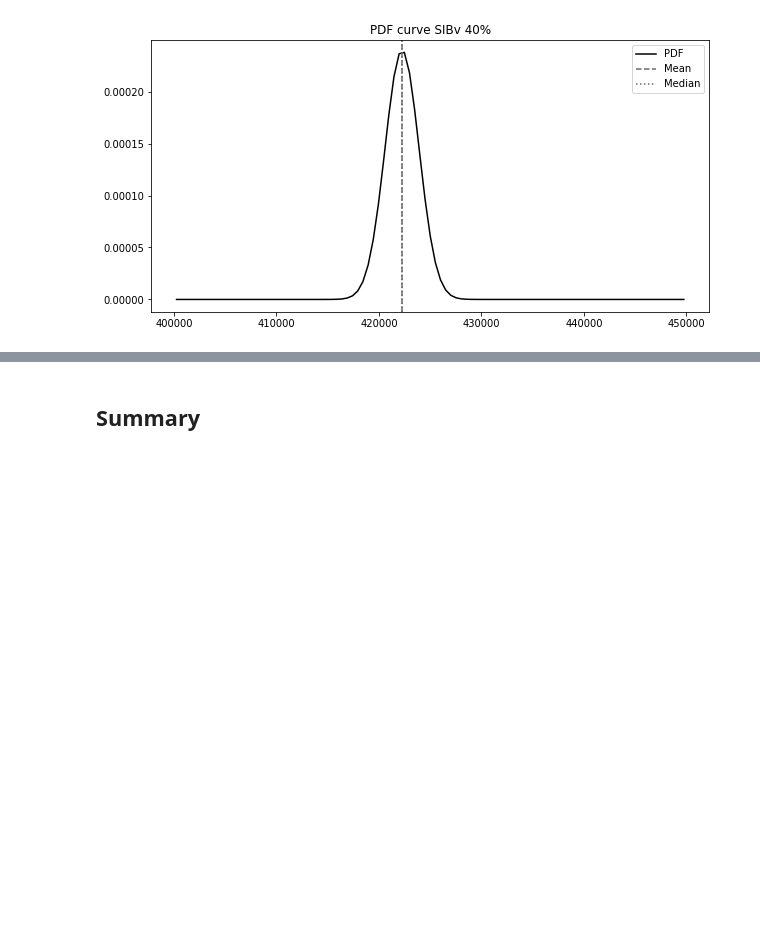
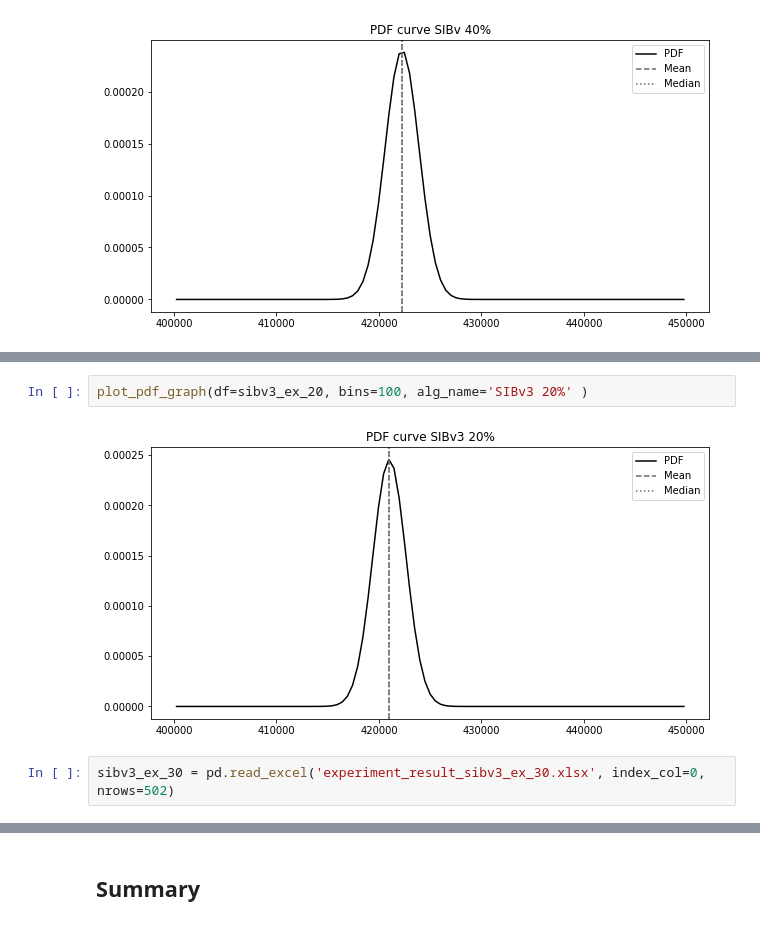
Before and after one commit to Xalt8/Intelligent_Computing_SC, a Jupyter notebook: experiment_visualisation_last.ipynb, the cells around one changed output, grey strips where cells are left out. Drawn from its saved outputs; the diff is of its cells as text; blank space fills up the shorter version.

```diff
--- a/experiment_visualisation_last.ipynb
+++ b/experiment_visualisation_last.ipynb
@@ -212,0 +221,6 @@ plot_pdf_graph(df=sibv_ex_40, bins=100, alg_name='SIBv 40%' )
+# %%
+plot_pdf_graph(df=sibv3_ex_20, bins=100, alg_name='SIBv3 20%' )
+# %% [output]
+[figure, added]
+# %%
+sibv3_ex_30 = pd.read_excel('experiment_result_sibv3_ex_30.xlsx', index_col=0, nrows=502)
```
Also changed, not shown: parts of 28 cells of this notebook, 20 other files.
